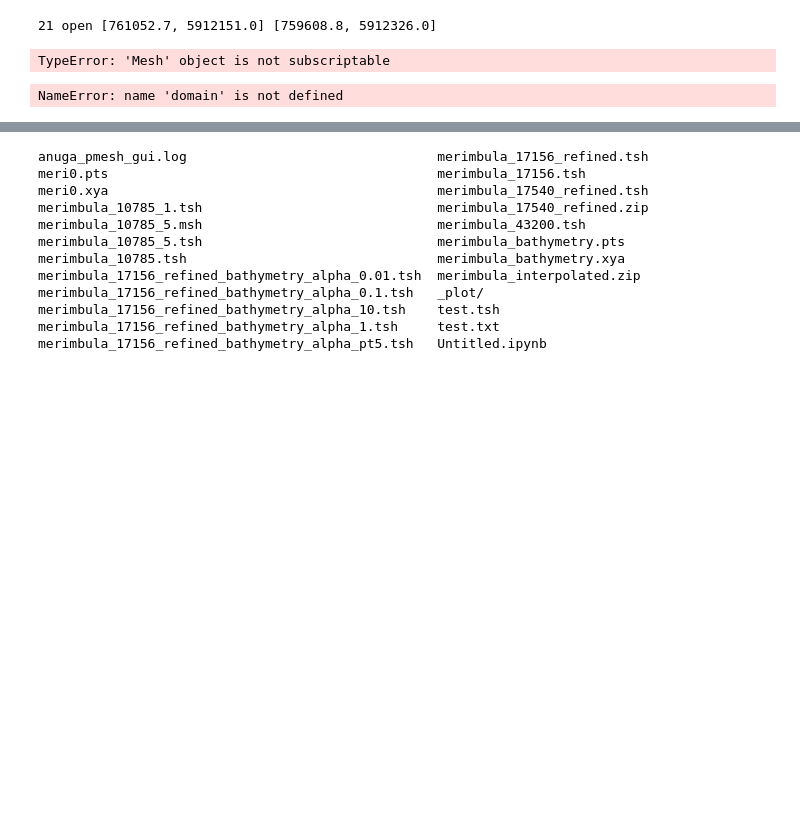
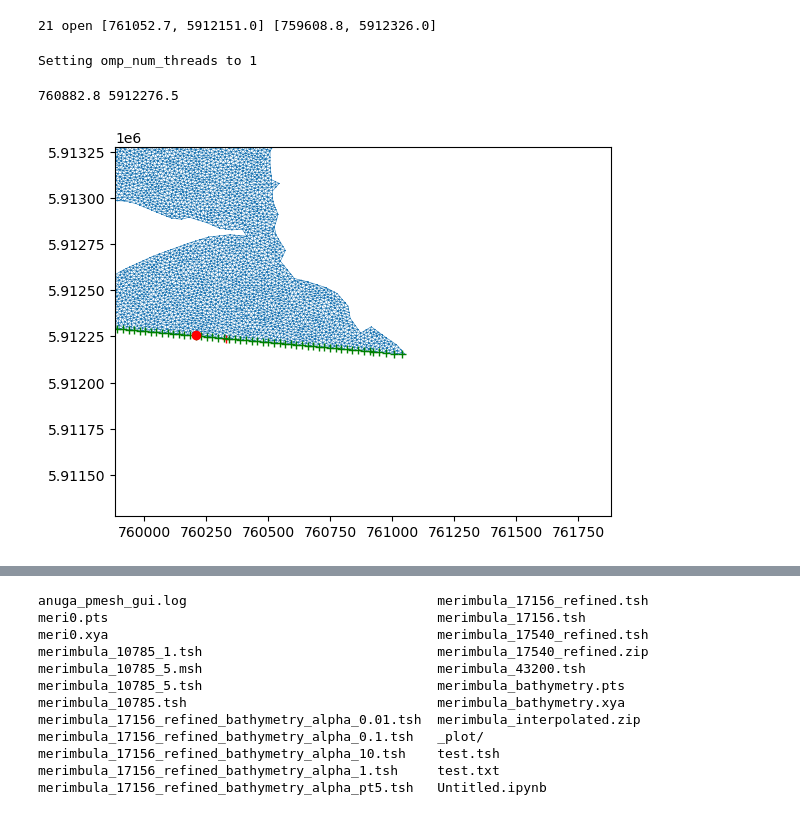
Before and after one commit to stoiver/merimbula, a Jupyter notebook: meshes/nb_interogate_pmesh.ipynb, the cells around one changed output, grey strips where cells are left out. Cells and saved outputs as stored; diff of their text form; code cells hidden in the pictures; blank space fills up the shorter version.

```diff
--- a/meshes/nb_interogate_pmesh.ipynb
+++ b/meshes/nb_interogate_pmesh.ipynb
@@ -66,48 +66,68 @@ for i,seg in enumerate(usersegments):
 # %% [output]
 21 open [761052.7, 5912151.0] [759608.8, 5912326.0]
 # %%
-    domain = anuga.pmesh_to_domain_instance(newmesh, anuga.Domain, use_cache=True)
+domain = anuga.pmesh_to_domain_instance(meshfile, anuga.Domain, use_cache=True)
 # %% [output]
-TypeError: 'Mesh' object is not subscriptable
+Setting omp_num_threads to 1
 # %%
-ax = domain.triplot(linewidth = 0.4)
+fig, ax, lines = domain.triplot(linewidth = 0.4)
 #ax.set_xlim(761052.7,759608.8)
 #ax.set_ylim(5912151.0,5912326.0)
+
 
 p0 = np.array([761052.7, 5912151.0])
 p1 = np.array([759608.8, 5912326.0])
 
 start = Point(p0)
 end   = Point(p1)
 x0 = 0.5*(p0[0]+p1[0])
 y0 = 0.5*(p0[1]+p1[1])
 ax.plot(x0,y0,'r+')
+
+ax.set_xlim(x0-1000,x0+1000)
+ax.set_ylim(y0-1000,y0+1000)
 
 line = LineString([start, end])
 
 for i in range(len(meshsegmenttags)):
     tag = meshsegmenttags[i]
 
     #meshsegmenttags[i] = 'exterior'
     #if tag == 'open':
     x0 = meshvertices[meshsegments[i][0]][0]
     y0 = meshvertices[meshsegments[i][0]][1]
     x1 = meshvertices[meshsegments[i][1]][0]
     y1 = meshvertices[meshsegments[i][1]][1]
 
     xm = 0.5*(x0+x1)
     ym = 0.5*(y0+y1)
 
     q0 = Point(xm,ym)
 
-    if (line.distance(q0) < 1.0e-2) and (line.project(q0)/line.length):
-        #print(tag,xm,ym,line.distance(q0), line.project(q0)/line.length)
-        #meshsegmenttags[i] = 'open'
-        ax.plot(xm,ym,'g+')
+    #if (line.distance(q0) < 1.0e-2) and (line.project(q0)/line.length):
+    if (line.distance(q0) < 1.0e-2):
+        if (line.project(q0)/line.length > 0.0) and (line.project(q0)/line.length < 1.0):
+            #print(tag,xm,ym,line.distance(q0), line.project(q0)/line.length)
+            #meshsegmenttags[i] = 'open'
+            ax.plot(xm,ym,'g+')
+        else:
+            ax.plot(xm,ym,'b+')
+            print(tag,xm,ym,line.distance(q0), line.project(q0)/line.length)
     elif tag == 'exterior':
         pass
     else:
         print("Problem")
+
+#ax.set_xlim(759608.8,761052.7)
+#ax.set_ylim(5912151.0,5912326.0)
+
+
+
+print (x0,y0)
+
+ax.plot(760209.6379, 5912258.4398, 'ro') # North end of Merimbula Lake
+plt.show()
 # %% [output]
-NameError: name 'domain' is not defined
+760882.8 5912276.5
+[figure, added]
 # %%
```
Also changed, not shown: parts of 1 cell of this notebook, 2 other files.
